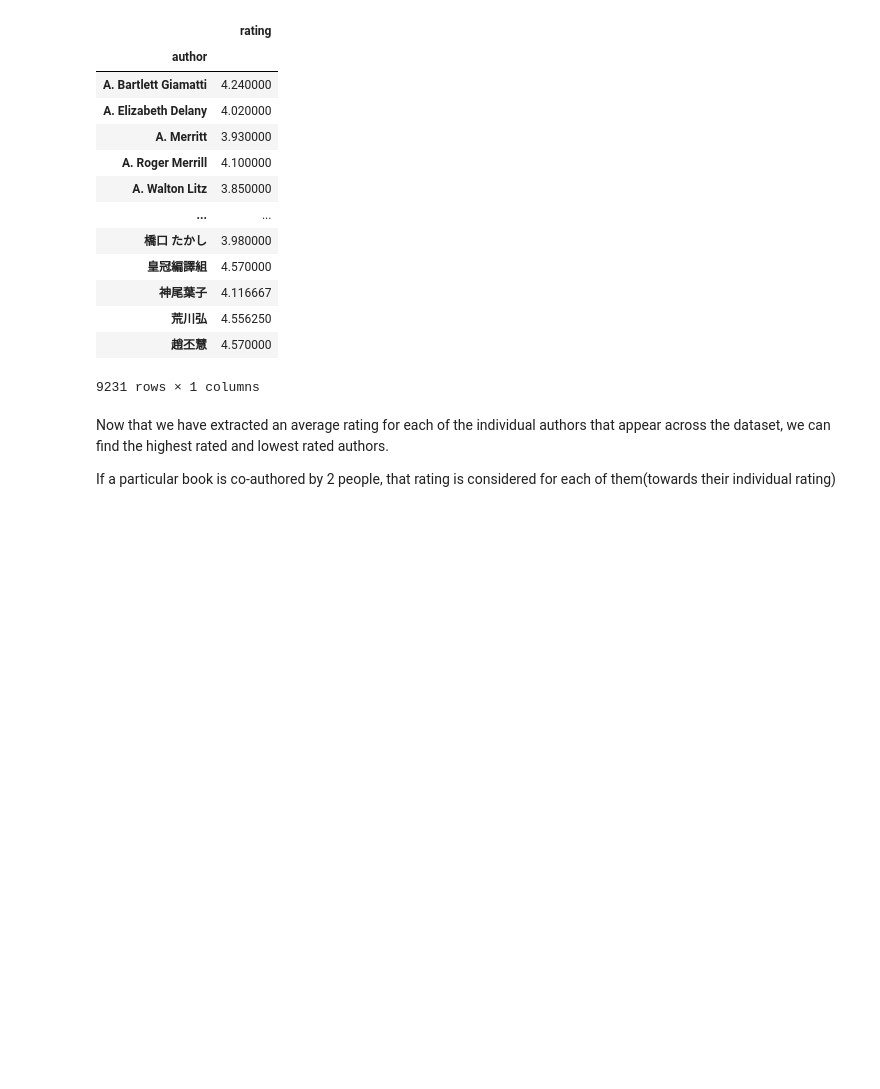
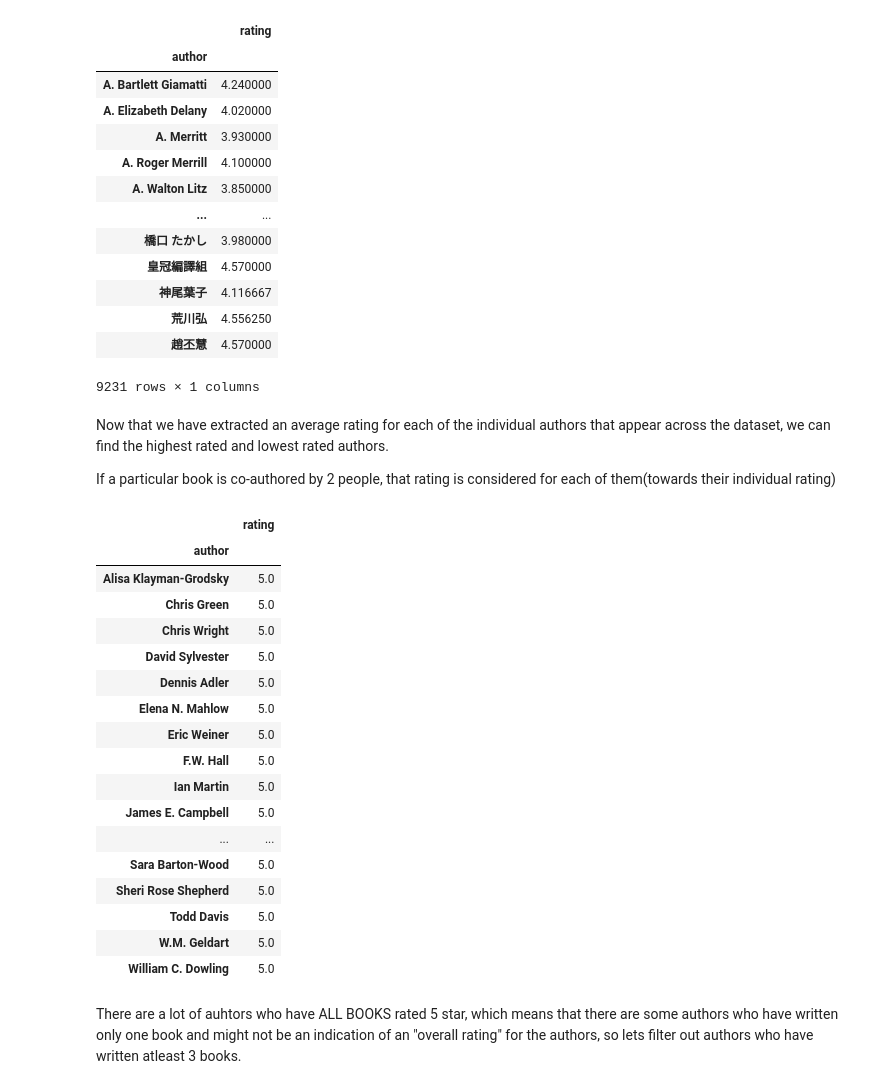
Before and after one commit to niramay447/kaggle-competitions, a Jupyter notebook: good-reads.ipynb, the cells around one changed output. Saved outputs shown, nothing was run; the diff lists cells and outputs as text; code cells hidden in the pictures; blank space fills up the shorter version.

```diff
--- a/good-reads.ipynb
+++ b/good-reads.ipynb
@@ -194,3 +194,27 @@ author_overall_rating
 Now that we have extracted an average rating for each of the individual authors that appear across the dataset, we can find the highest rated and lowest rated authors.
 
 If a particular book is co-authored by 2 people, that rating is considered for each of them(towards their individual rating)
+# %%
+five_star_rated_authors = author_overall_rating.where(author_overall_rating['rating']==np.max(author_overall_rating['rating'])).dropna()
+five_star_rated_authors
+# %% [output]
+|  | rating |
+| author |  |
+| Alisa Klayman-Grodsky | 5.0 |
+| Chris Green | 5.0 |
+| Chris Wright | 5.0 |
+| David Sylvester | 5.0 |
+| Dennis Adler | 5.0 |
+| Elena N. Mahlow | 5.0 |
+| Eric Weiner | 5.0 |
+| F.W. Hall | 5.0 |
+| Ian Martin | 5.0 |
+| James E. Campbell | 5.0 |
+| ... | ... |
+| Sara Barton-Wood | 5.0 |
+| Sheri Rose Shepherd | 5.0 |
+| Todd Davis | 5.0 |
+| W.M. Geldart | 5.0 |
+| William C. Dowling | 5.0 |
+# %% [markdown]
+There are a lot of auhtors who have ALL BOOKS rated 5 star, which means that there are some authors who have written only one book and might not be an indication of an "overall rating" for the authors, so lets filter out authors who have written atleast 3 books.
```
